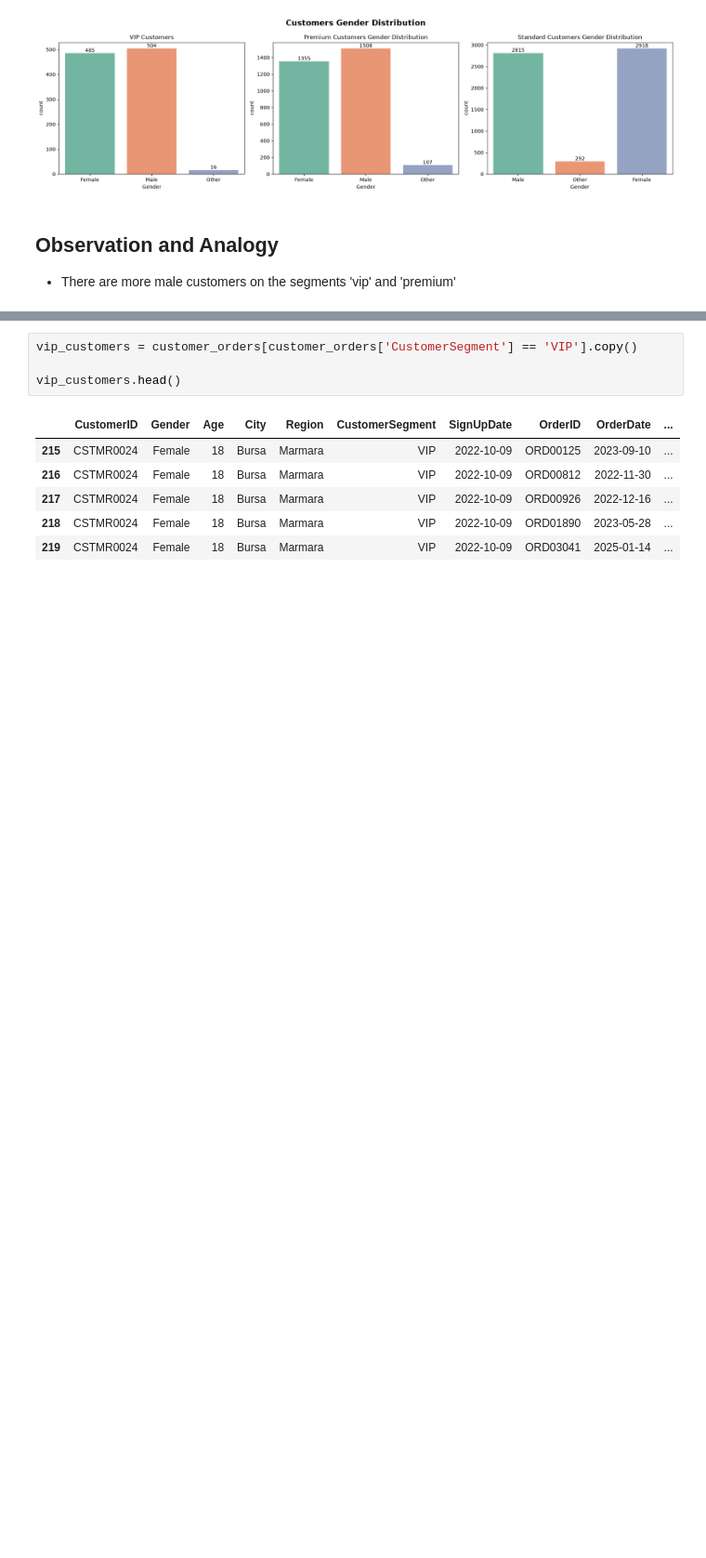
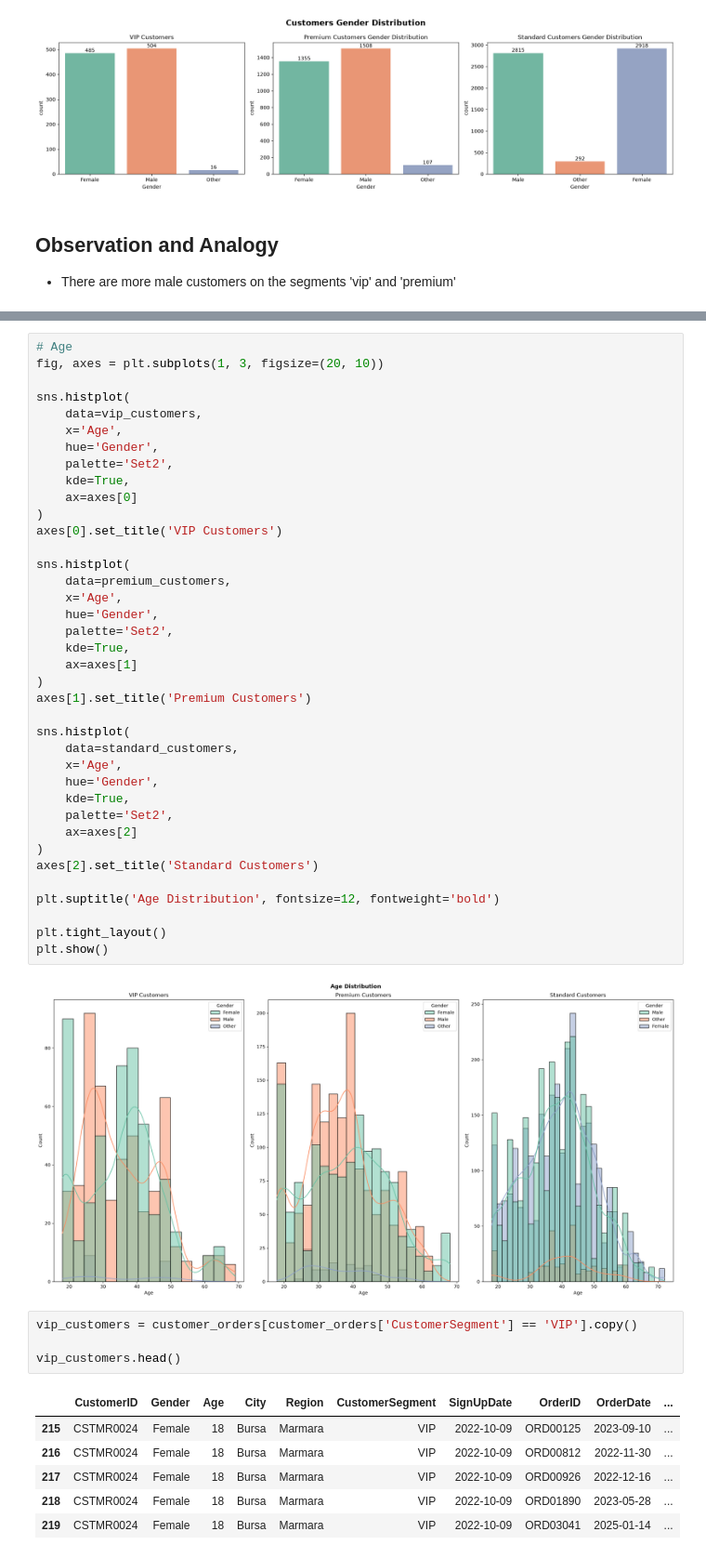
Before and after one commit to geff-ghost/notebooks, a Jupyter notebook: retail_data/MixedKnowledge.ipynb, the cells around one changed output, grey strips where cells are left out. Shown at 93% size. Saved outputs shown, nothing was run; the diff lists cells and outputs as text; blank space fills up the shorter version.

Commit message:
Comparing Age distribution using Histplot

```diff
--- a/retail_data/MixedKnowledge.ipynb
+++ b/retail_data/MixedKnowledge.ipynb
@@ -1076,3 +1090,43 @@ Seens we already have orders added to the customer segements, we can have a look
+# %%
+# Age
+fig, axes = plt.subplots(1, 3, figsize=(20, 10))
+
+sns.histplot(
+    data=vip_customers,
+    x='Age',
+    hue='Gender',
+    palette='Set2',
+    kde=True,
+    ax=axes[0]
+)
+axes[0].set_title('VIP Customers')
+
+sns.histplot(
+    data=premium_customers,
+    x='Age',
+    hue='Gender',
+    palette='Set2',
+    kde=True,
+    ax=axes[1]
+)
+axes[1].set_title('Premium Customers')
+
+sns.histplot(
+    data=standard_customers,
+    x='Age',
+    hue='Gender',
+    kde=True,
+    palette='Set2',
+    ax=axes[2]
+)
+axes[2].set_title('Standard Customers')
+
+plt.suptitle('Age Distribution', fontsize=12, fontweight='bold')
+
+plt.tight_layout()
+plt.show()
+# %% [output]
+[figure, added]
 # %%
 vip_customers = customer_orders[customer_orders['CustomerSegment'] == 'VIP'].copy()
 
```
Also changed, not shown: parts of 13 cells of this notebook.
